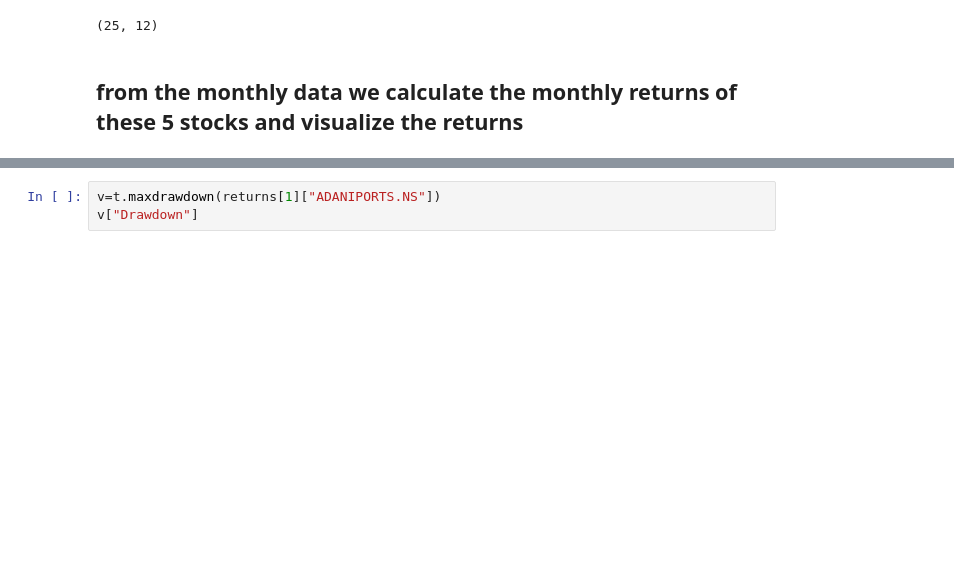
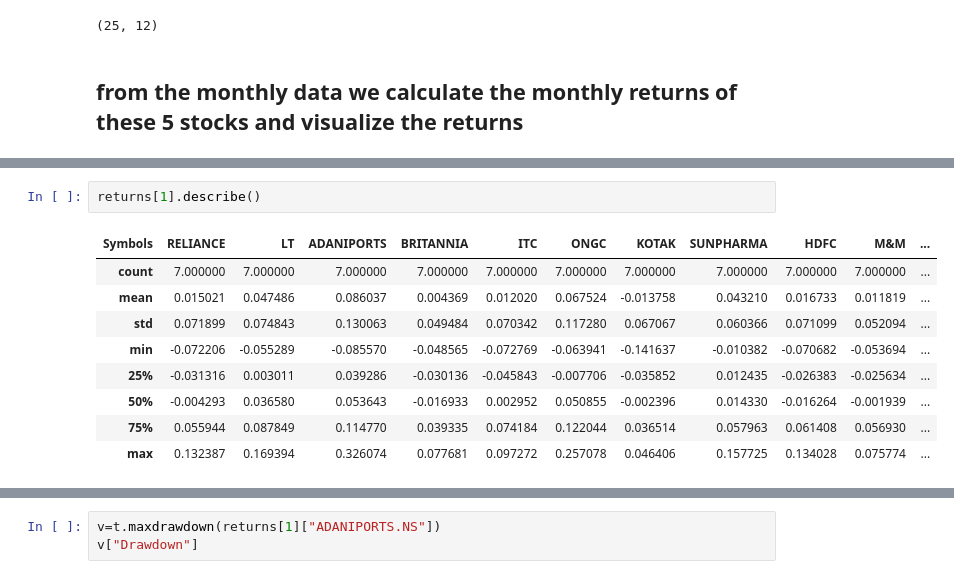
Before and after one commit to hal-3001/pperformance-metrics, a Jupyter notebook: p.ipynb, the cells around one changed output, grey strips where cells are left out. Drawn from its saved outputs; the diff is of its cells as text; blank space fills up the shorter version.

```diff
--- a/p.ipynb
+++ b/p.ipynb
@@ -78,2 +87,14 @@ Data columns (total 12 columns):
 dtypes: float64(12)
 memory usage: 832.0 bytes
+# %%
+returns[1].describe()
+# %% [output]
+| Symbols | RELIANCE | LT | ADANIPORTS | BRITANNIA | ITC | ONGC | KOTAK | SUNPHARMA | HDFC | M&M | ... |
+| count | 7.000000 | 7.000000 | 7.000000 | 7.000000 | 7.000000 | 7.000000 | 7.000000 | 7.000000 | 7.000000 | 7.000000 | ... |
+| mean | 0.015021 | 0.047486 | 0.086037 | 0.004369 | 0.012020 | 0.067524 | -0.013758 | 0.043210 | 0.016733 | 0.011819 | ... |
+| std | 0.071899 | 0.074843 | 0.130063 | 0.049484 | 0.070342 | 0.117280 | 0.067067 | 0.060366 | 0.071099 | 0.052094 | ... |
+| min | -0.072206 | -0.055289 | -0.085570 | -0.048565 | -0.072769 | -0.063941 | -0.141637 | -0.010382 | -0.070682 | -0.053694 | ... |
+| 25% | -0.031316 | 0.003011 | 0.039286 | -0.030136 | -0.045843 | -0.007706 | -0.035852 | 0.012435 | -0.026383 | -0.025634 | ... |
+| 50% | -0.004293 | 0.036580 | 0.053643 | -0.016933 | 0.002952 | 0.050855 | -0.002396 | 0.014330 | -0.016264 | -0.001939 | ... |
+| 75% | 0.055944 | 0.087849 | 0.114770 | 0.039335 | 0.074184 | 0.122044 | 0.036514 | 0.057963 | 0.061408 | 0.056930 | ... |
+| max | 0.132387 | 0.169394 | 0.326074 | 0.077681 | 0.097272 | 0.257078 | 0.046406 | 0.157725 | 0.134028 | 0.075774 | ... |
```
Also changed, not shown: parts of 17 cells of this notebook.
